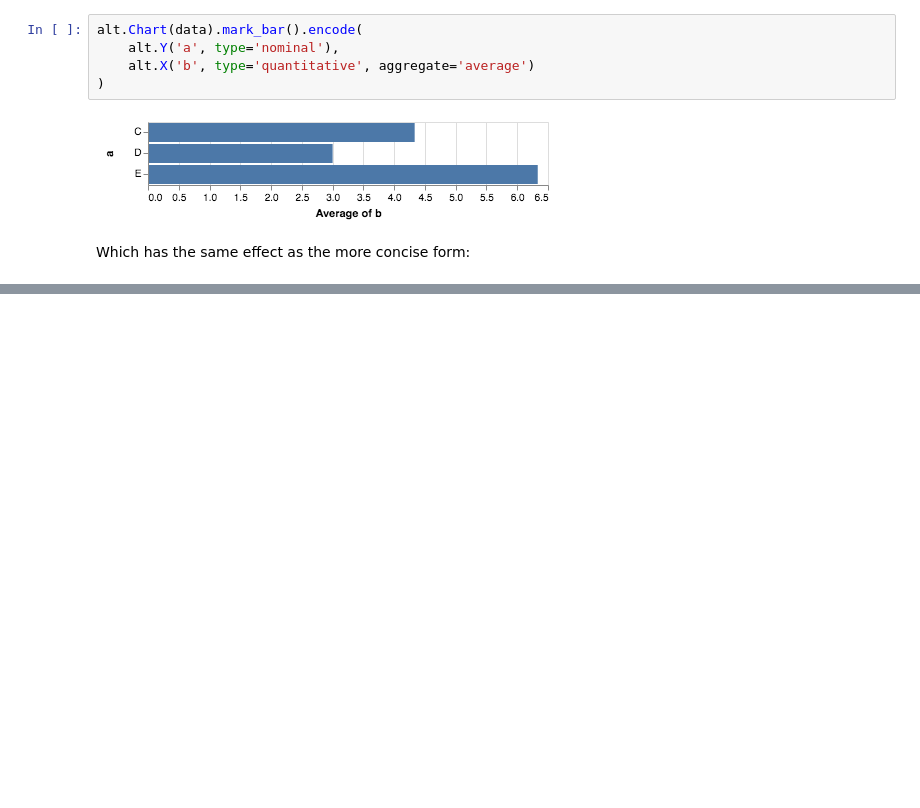
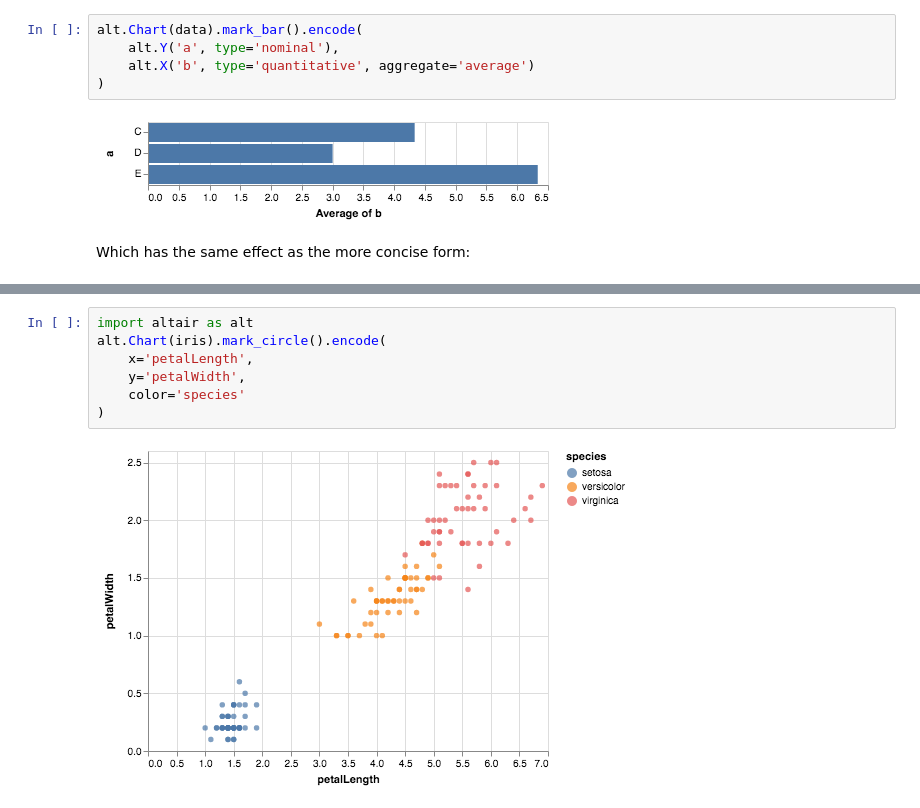
Before and after one commit to onlyphantom/learnaltair, a Jupyter notebook: altair.ipynb, the cells around one changed output, grey strips where cells are left out. Drawn from its saved outputs; the diff is of its cells as text; blank space fills up the shorter version.

```diff
--- a/altair.ipynb
+++ b/altair.ipynb
@@ -122,0 +153,9 @@ alt.Chart(data).mark_bar().encode(
+# %%
+import altair as alt
+alt.Chart(iris).mark_circle().encode(
+    x='petalLength',
+    y='petalWidth',
+    color='species'
+)
+# %% [output]
+[figure, added]
```
Also changed, not shown: parts of 20 cells of this notebook, 1 other file.
